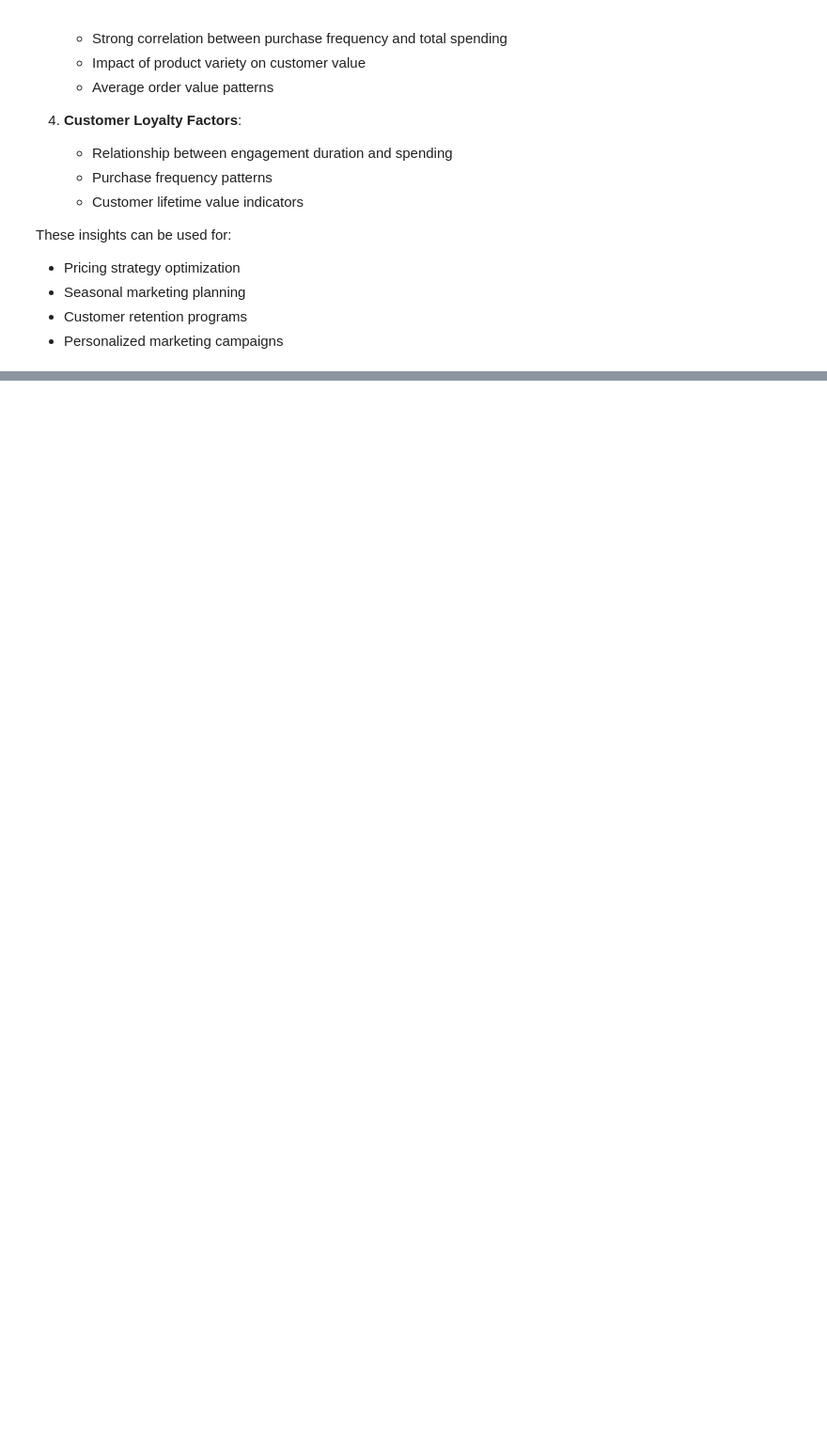
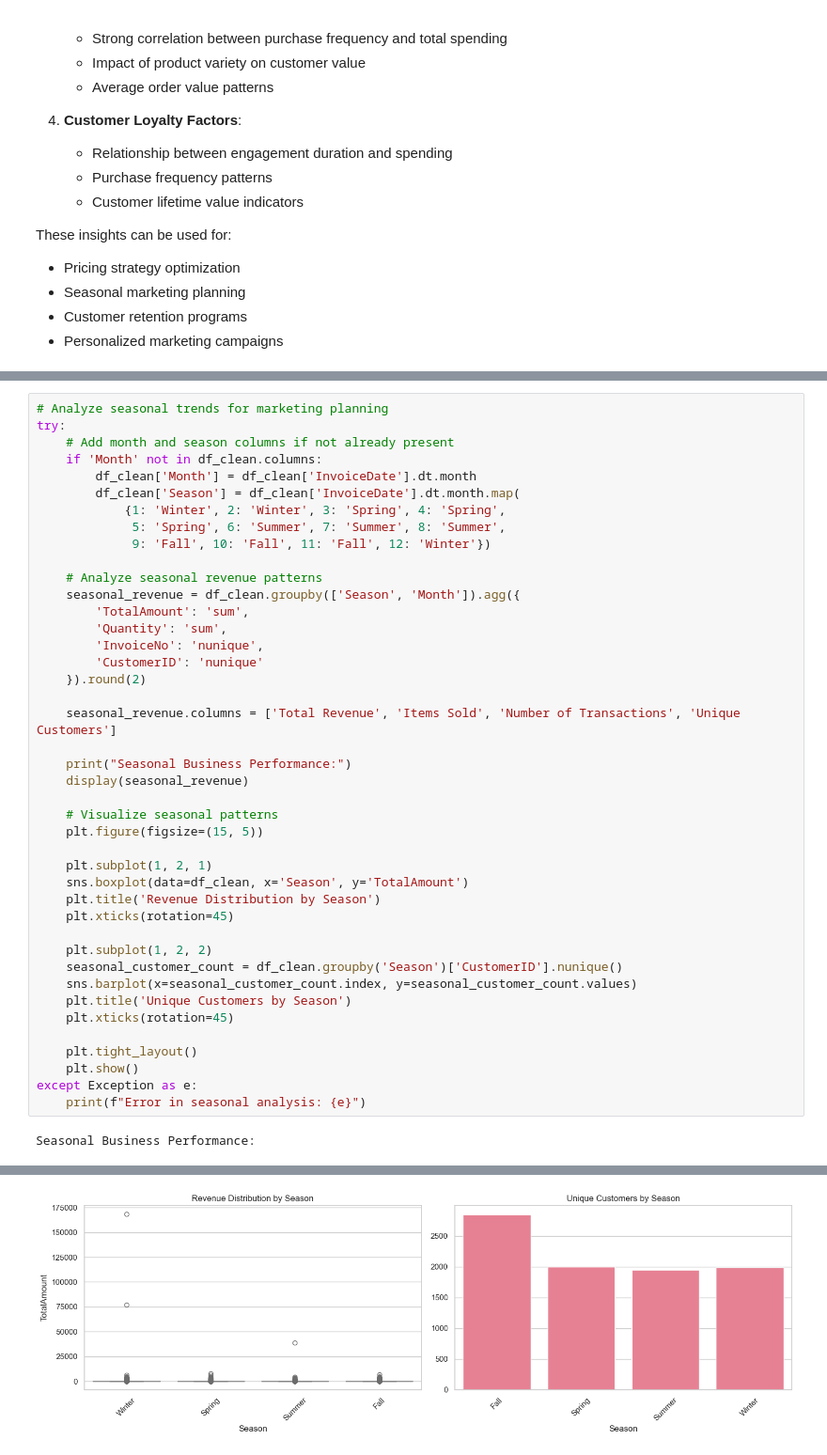
Before and after one commit to lalitnayyar/iimkmodule4assignment, a Jupyter notebook: LalitNayyarIIMKMod4_behavior_diagnostic_analysis_fin.ipynb, the cells around one changed output, grey strips where cells are left out. Shown at 94% size. Cells and saved outputs as stored; diff of their text form; blank space fills up the shorter version.

```diff
--- a/LalitNayyarIIMKMod4_behavior_diagnostic_analysis_fin.ipynb
+++ b/LalitNayyarIIMKMod4_behavior_diagnostic_analysis_fin.ipynb
@@ -206,0 +357,44 @@ These insights can be used for:
+# %%
+# Analyze seasonal trends for marketing planning
+try:
+    # Add month and season columns if not already present
+    if 'Month' not in df_clean.columns:
+        df_clean['Month'] = df_clean['InvoiceDate'].dt.month
+        df_clean['Season'] = df_clean['InvoiceDate'].dt.month.map(
+            {1: 'Winter', 2: 'Winter', 3: 'Spring', 4: 'Spring',
+             5: 'Spring', 6: 'Summer', 7: 'Summer', 8: 'Summer',
+             9: 'Fall', 10: 'Fall', 11: 'Fall', 12: 'Winter'})
+
+    # Analyze seasonal revenue patterns
+    seasonal_revenue = df_clean.groupby(['Season', 'Month']).agg({
+        'TotalAmount': 'sum',
+        'Quantity': 'sum',
+        'InvoiceNo': 'nunique',
+        'CustomerID': 'nunique'
+    }).round(2)
+
+    seasonal_revenue.columns = ['Total Revenue', 'Items Sold', 'Number of Transactions', 'Unique Customers']
+
+    print("Seasonal Business Performance:")
+    display(seasonal_revenue)
+
+    # Visualize seasonal patterns
+    plt.figure(figsize=(15, 5))
+
+    plt.subplot(1, 2, 1)
+    sns.boxplot(data=df_clean, x='Season', y='TotalAmount')
+    plt.title('Revenue Distribution by Season')
+    plt.xticks(rotation=45)
+
+    plt.subplot(1, 2, 2)
+    seasonal_customer_count = df_clean.groupby('Season')['CustomerID'].nunique()
+    sns.barplot(x=seasonal_customer_count.index, y=seasonal_customer_count.values)
+    plt.title('Unique Customers by Season')
+    plt.xticks(rotation=45)
+
+    plt.tight_layout()
+    plt.show()
+except Exception as e:
+    print(f"Error in seasonal analysis: {e}")
+# %% [output]
+Seasonal Business Performance:
@@ -206,0 +415 @@ These insights can be used for:
+[figure, added]
```
Also changed, not shown: parts of 13 cells of this notebook, 46 other files.
